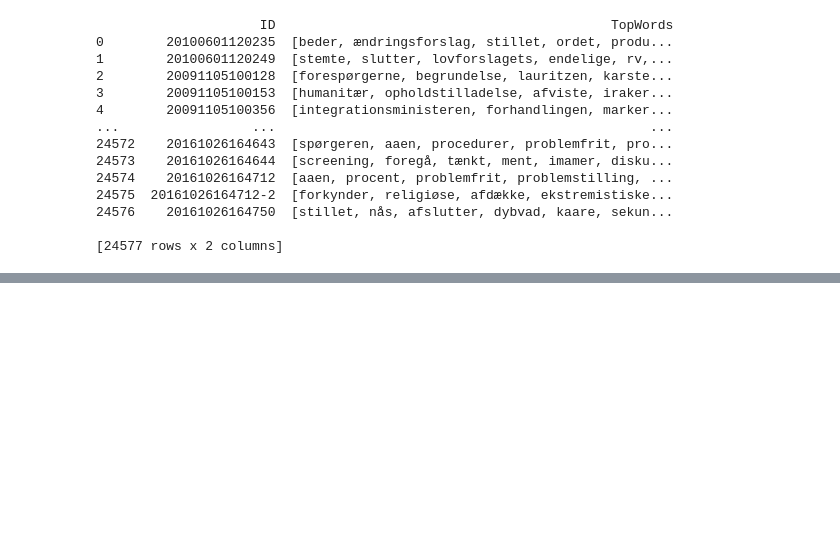
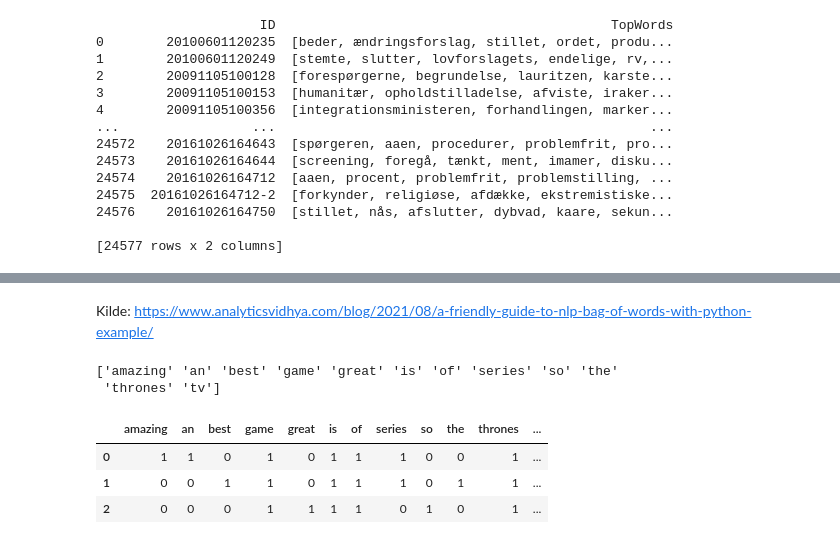
Before and after one commit to lrskjr/digital-data-analysis-itu, a Jupyter notebook: code/Lars/exam project 1.ipynb, the cells around one changed output, grey strips where cells are left out. Saved outputs shown, nothing was run; the diff lists cells and outputs as text; code cells hidden in the pictures; blank space fills up the shorter version.

```diff
--- a/code/Lars/exam project 1.ipynb
+++ b/code/Lars/exam project 1.ipynb
@@ -370,3 +432,41 @@ top_words_by_id.to_csv('top_words_by_id.csv', index=False)
+# %% [markdown]
+Kilde: https://www.analyticsvidhya.com/blog/2021/08/a-friendly-guide-to-nlp-bag-of-words-with-python-example/
+# %%
+import pandas as pd
+import numpy as np
+import collections
+import re
+
+doc1 = 'Game of Thrones is an amazing tv series!'
+doc2 = 'Game of Thrones is the best tv series!'
+doc3 = 'Game of Thrones is so great'
+
+l_doc1 = re.sub(r"[^a-zA-Z0-9]", " ", doc1.lower()).split()
+l_doc2 = re.sub(r"[^a-zA-Z0-9]", " ", doc2.lower()).split()
+l_doc3 = re.sub(r"[^a-zA-Z0-9]", " ", doc3.lower()).split()
+
+wordset12 = np.union1d(l_doc1,l_doc2)
+wordset =  np.union1d(wordset12,l_doc3)
+print(wordset)
+
+def calculateBOW(wordset,l_doc):
+  tf_diz = dict.fromkeys(wordset,0)
+  for word in l_doc:
+      tf_diz[word]=l_doc.count(word)
+  return tf_diz
+
+bow1 = calculateBOW(wordset,l_doc1)
+bow2 = calculateBOW(wordset,l_doc2)
+bow3 = calculateBOW(wordset,l_doc3)
+df_bow = pd.DataFrame([bow1,bow2,bow3])
+df_bow.head()
+# %% [output]
+['amazing' 'an' 'best' 'game' 'great' 'is' 'of' 'series' 'so' 'the'
+ 'thrones' 'tv']
+|  | amazing | an | best | game | great | is | of | series | so | the | thrones | ... |
+| 0 | 1 | 1 | 0 | 1 | 0 | 1 | 1 | 1 | 0 | 0 | 1 | ... |
+| 1 | 0 | 0 | 1 | 1 | 0 | 1 | 1 | 1 | 0 | 1 | 1 | ... |
+| 2 | 0 | 0 | 0 | 1 | 1 | 1 | 1 | 0 | 1 | 0 | 1 | ... |
 # %%
 # bump_chart
 # https://altair-viz.github.io/gallery/bump_chart.html
```
Also changed, not shown: parts of 4 cells of this notebook.
